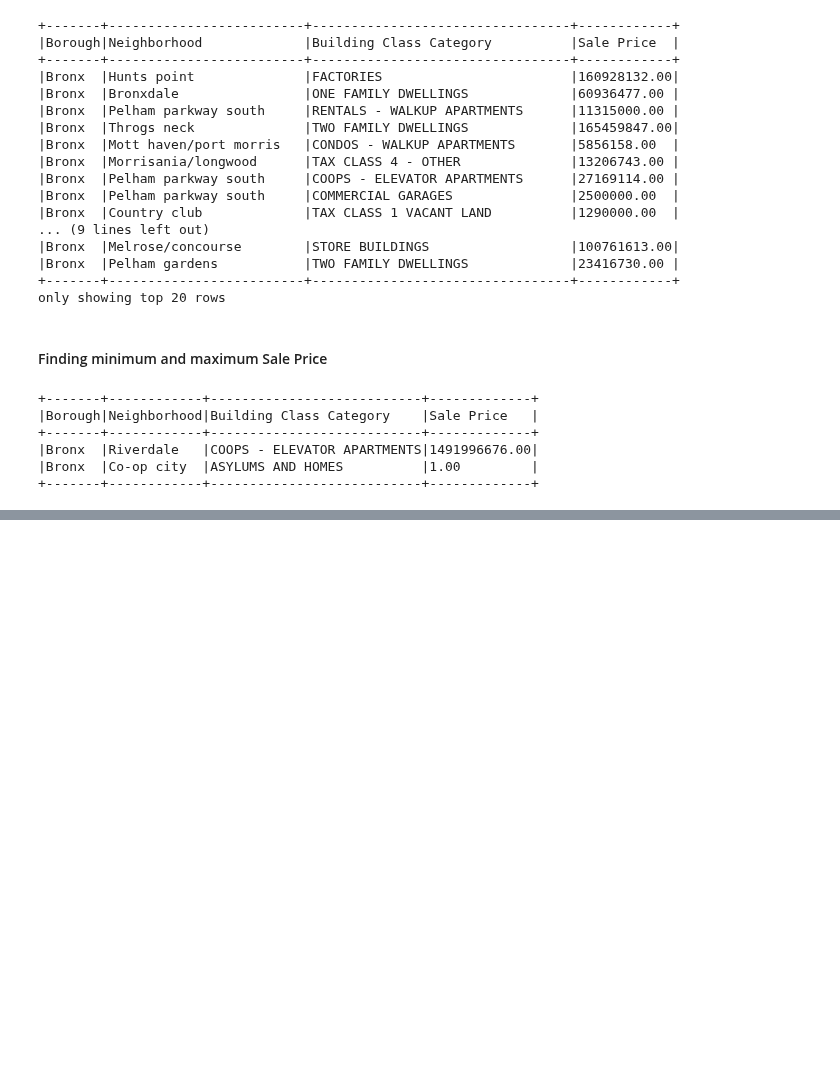
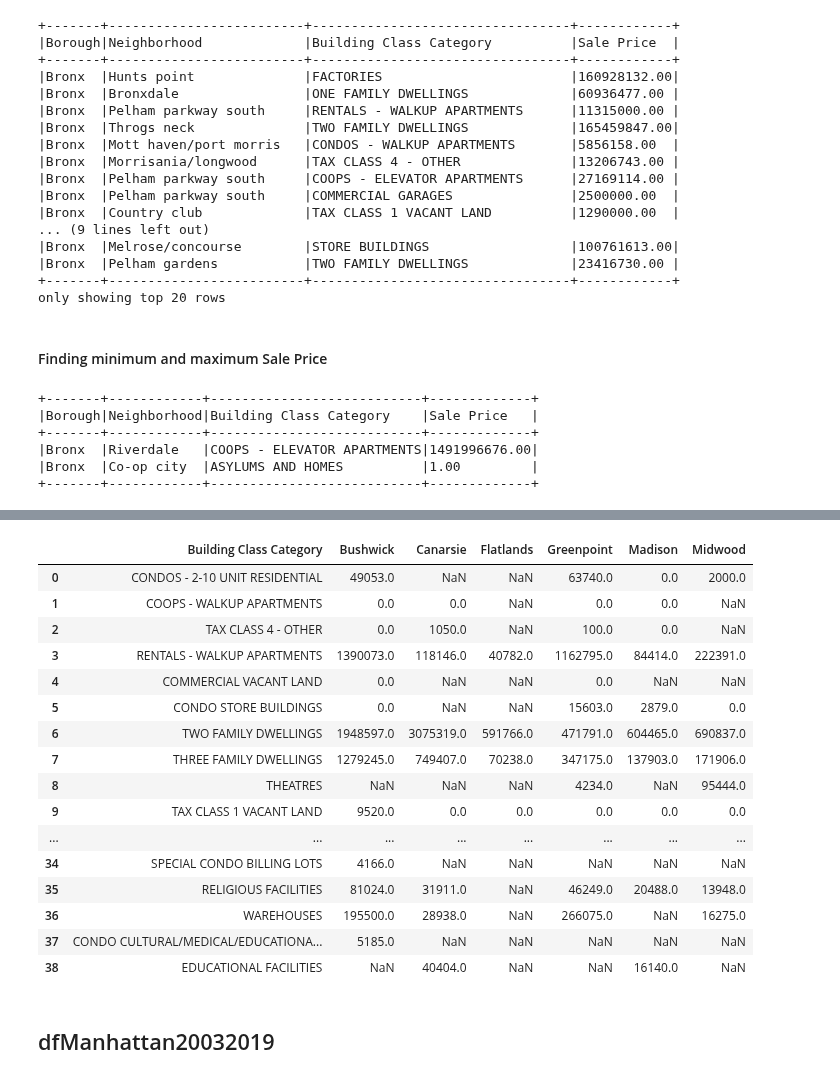
Before and after one commit to Lunczer93/PySpark_Project3_NewYorkCityPropertySales, a Jupyter notebook: PySpark_Project3_NewYorkCityPropertySales.ipynb, the cells around one changed output, grey strips where cells are left out. Saved outputs shown, nothing was run; the diff lists cells and outputs as text; code cells hidden in the pictures; blank space fills up the shorter version.

```diff
--- a/PySpark_Project3_NewYorkCityPropertySales.ipynb
+++ b/PySpark_Project3_NewYorkCityPropertySales.ipynb
@@ -2601,0 +3249,6 @@ unionMaxMinBronx.show(truncate=False)
+# %%
+GroupingGSF = SelColGrossSquareFeetdfBrooklyn20032019.groupBy("Neighborhood", "Building Class Category").sum("Gross Square Feet")
+# %%
+Neighborhood = ["Bushwick","Canarsie","Madison","Greenpoint","Midwood","Flatlands"]
+# %%
+PivotGSF = GroupingGSF.filter(GroupingGSF.Neighborhood.isin(Neighborhood))
@@ -2602,3 +3275,28 @@ unionMaxMinBronx.show(truncate=False)
+# %%
+ToPandas = PivotGSF.groupBy("Building Class Category").pivot("Neighborhood").sum("sum(Gross Square Feet)")
+# %%
+dfPandas = ToPandas.toPandas()
+dfPandas
+# %% [output]
+|  | Building Class Category | Bushwick | Canarsie | Flatlands | Greenpoint | Madison | Midwood |
+| 0 | CONDOS - 2-10 UNIT RESIDENTIAL | 49053.0 | NaN | NaN | 63740.0 | 0.0 | 2000.0 |
+| 1 | COOPS - WALKUP APARTMENTS | 0.0 | 0.0 | NaN | 0.0 | 0.0 | NaN |
+| 2 | TAX CLASS 4 - OTHER | 0.0 | 1050.0 | NaN | 100.0 | 0.0 | NaN |
+| 3 | RENTALS - WALKUP APARTMENTS | 1390073.0 | 118146.0 | 40782.0 | 1162795.0 | 84414.0 | 222391.0 |
+| 4 | COMMERCIAL VACANT LAND | 0.0 | NaN | NaN | 0.0 | NaN | NaN |
+| 5 | CONDO STORE BUILDINGS | 0.0 | NaN | NaN | 15603.0 | 2879.0 | 0.0 |
+| 6 | TWO FAMILY DWELLINGS | 1948597.0 | 3075319.0 | 591766.0 | 471791.0 | 604465.0 | 690837.0 |
+| 7 | THREE FAMILY DWELLINGS | 1279245.0 | 749407.0 | 70238.0 | 347175.0 | 137903.0 | 171906.0 |
+| 8 | THEATRES | NaN | NaN | NaN | 4234.0 | NaN | 95444.0 |
+| 9 | TAX CLASS 1 VACANT LAND | 9520.0 | 0.0 | 0.0 | 0.0 | 0.0 | 0.0 |
+| ... | ... | ... | ... | ... | ... | ... | ... |
+| 34 | SPECIAL CONDO BILLING LOTS | 4166.0 | NaN | NaN | NaN | NaN | NaN |
+| 35 | RELIGIOUS FACILITIES | 81024.0 | 31911.0 | NaN | 46249.0 | 20488.0 | 13948.0 |
+| 36 | WAREHOUSES | 195500.0 | 28938.0 | NaN | 266075.0 | NaN | 16275.0 |
+| 37 | CONDO CULTURAL/MEDICAL/EDUCATIONA... | 5185.0 | NaN | NaN | NaN | NaN | NaN |
+| 38 | EDUCATIONAL FACILITIES | NaN | 40404.0 | NaN | NaN | 16140.0 | NaN |
+# %% [markdown]
+## dfManhattan20032019
 # %%
 ## using UDF (put  example and remove digit at the beginning) & analytical functions
 #https://sparkbyexamples.com/pyspark/pyspark-groupby-explained-with-example/
```
Also changed, not shown: parts of 104 cells of this notebook.
